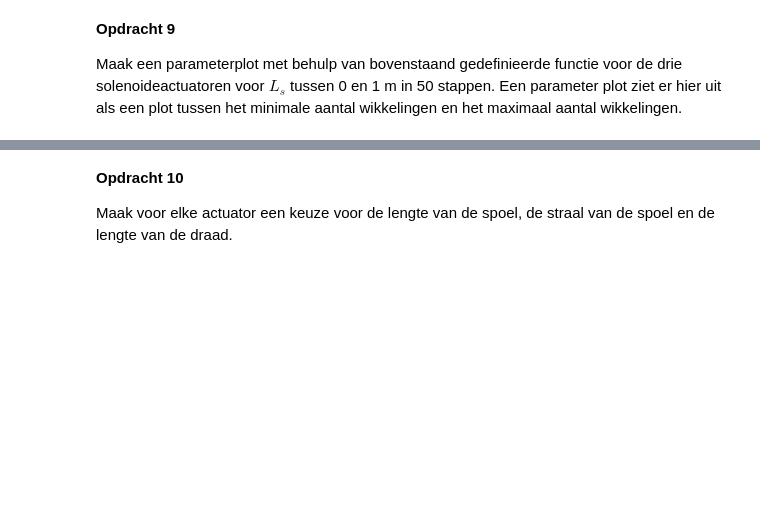
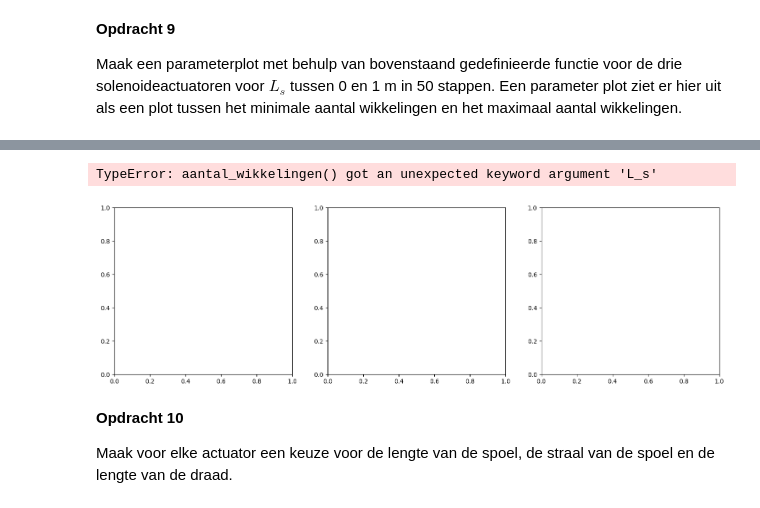
Before and after one commit to FRoerink/opdrachten-DEF-D, a Jupyter notebook: DigitaleOntwerpopdrachten/1CondensatorOpdracht/KrachtactuatorOpdracht.ipynb, the cells around one changed output, grey strips where cells are left out. Saved outputs shown, nothing was run; the diff lists cells and outputs as text; code cells hidden in the pictures; blank space fills up the shorter version.

```diff
--- a/DigitaleOntwerpopdrachten/1CondensatorOpdracht/KrachtactuatorOpdracht.ipynb
+++ b/DigitaleOntwerpopdrachten/1CondensatorOpdracht/KrachtactuatorOpdracht.ipynb
@@ -151,15 +226,20 @@ Plaats hier een png met jullie eventuele analytische afleiding.
 # %%
 ### BEGIN SOLUTION
-
 def aantal_wikkelingen(relevante_parameters):
     # Voeg hieronder de formules voor het maximum en minimum aantal wikkelingen.
-    N_min =
-    N_max_1 =
-    N_max_2 =
 
-    if N_min > N_max: ## Als het ontwerp niet mogelijk is.
-        print('The design with %.1f unit has no workable solution'%a)
+    N_min = ((2 * F_min * (L_s - z_p + z_p / mu_r)**2) /
+             (np.pi * r_s**2 * MU0 * I**2 * (1 - 1 / mu_r)))**0.5
+
+    N_max_1 = L_s / (2 * r_d)
+
+    N_max_2 = L_draad_max / (2 * np.pi * r_s)
+
+    N_max = min(N_max_1, N_max_2)
+
+    if N_min > N_max:  ## Als het ontwerp niet mogelijk is.
+        print('The design with L_s=%.2f m has no workable solution' % L_s)
         N_min = 'NaN'
         N_max = 'NaN'
-    N_max = max(N_max_1,N_max_2)
+
     return N_min, N_max
@@ -186,7 +361,55 @@ Maak een parameterplot met behulp van bovenstaand gedefinieerde functie voor de
 # %%
-###
-###Jouw code hier###
-###
+L_s_array = np.linspace(0.01, 1.0, 50)   # 0 tot 1 m in 50 stappen
+
+fig, axes = plt.subplots(1, 3, figsize=(18, 5), sharex=True)
+
+for ax, s in zip(axes, systemen):
+    N_min_vals = []
+    N_max_vals = []
+
+    for L_s in L_s_array:
+        N_min, N_max = aantal_wikkelingen(
+            L_s=L_s,
+            r_s=s["r_s"],
+            r_d=s["r_d"],
+            I=s["I"],
+            F_min=s["F_min"],
+            mu_r=mu_r,
+            L_draad_max=s["L_draad_max"]
+        )
+        N_min_vals.append(N_min)
+        N_max_vals.append(N_max)
+
+    N_min_vals = np.array(N_min_vals, dtype=float)
+    N_max_vals = np.array(N_max_vals, dtype=float)
+
+    # curves plotten
+    ax.plot(L_s_array, N_min_vals, label=r"$N_{\min}$")
+    ax.plot(L_s_array, N_max_vals, label=r"$N_{\max}$")
+
+    # haalbaar gebied kleuren
+    haalbaar = N_max_vals >= N_min_vals
+    if np.any(haalbaar):
+        ax.fill_between(L_s_array, N_min_vals, N_max_vals, where=haalbaar, alpha=0.3)
+        print(f"{s['naam']}: er is een haalbaar gebied.")
+    else:
+        print(f"{s['naam']}: geen haalbaar gebied met de huidige parameters.")
+
+    ax.set_title(s["naam"])
+    ax.set_xlabel(r"$L_s$ [m]")
+    ax.set_ylabel("Aantal wikkelingen N")
+    ax.grid(True)
+    ax.legend()
+
+    # log-schaal zodat je ook grote verschillen goed ziet
+    ax.set_yscale("log")
+
+plt.suptitle("Parameterplots voor alle drie de actuatorontwerpen", y=1.03)
+plt.tight_layout()
+plt.show()
+# %% [output]
+TypeError: aantal_wikkelingen() got an unexpected keyword argument 'L_s'
+[figure, added]
 # %% [markdown]
 **Opdracht 10**
 
```
Also changed, not shown: parts of 8 cells of this notebook, 3 other files.
